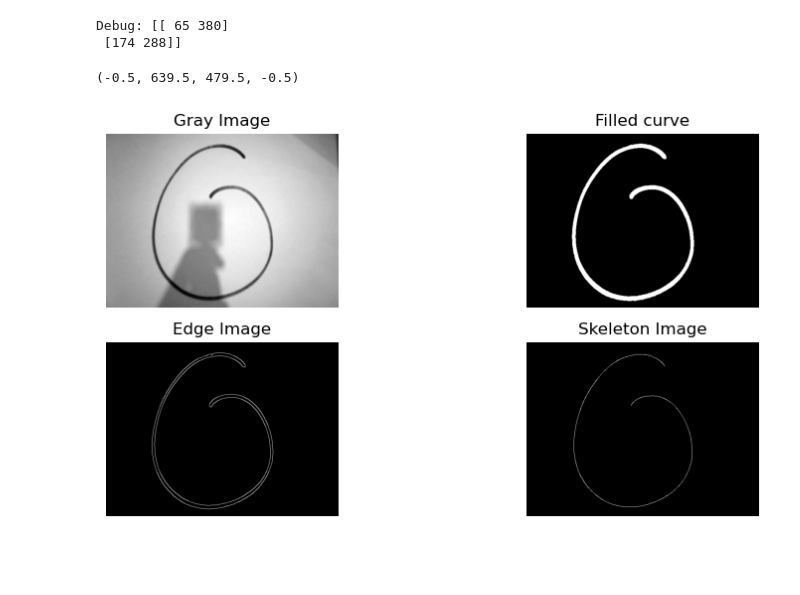
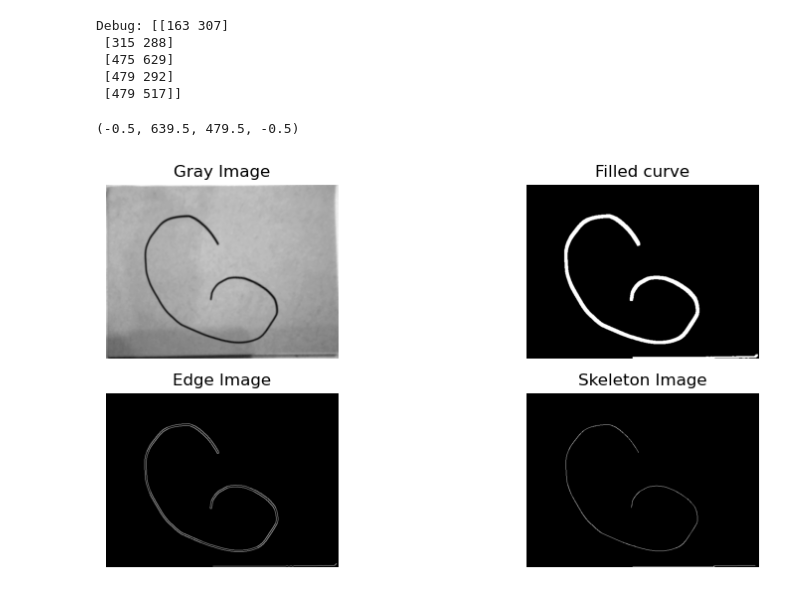
Before and after one commit to gogy717/Python-for-UESTC-ME-Major, a Jupyter notebook: 创新思维与实践/notebooks/line_segment.ipynb, the cells around one changed output. Cells and saved outputs as stored; diff of their text form; code cells hidden in the pictures; blank space fills up the shorter version.

```diff
--- a/创新思维与实践/notebooks/line_segment.ipynb
+++ b/创新思维与实践/notebooks/line_segment.ipynb
@@ -33,13 +33,13 @@ class image:
     def fill_closed_curves(self) -> np.ndarray:
         # 形态学膨胀操作来闭合曲线
         kernel = np.ones((3, 3), np.uint8)
-        dilated_edges = cv2.dilate(self.edges, kernel, iterations=1)
+        dilated_edges = cv2.dilate(self.edges, kernel, iterations=2)
 
         # 寻找轮廓并填充
         contours, _ = cv2.findContours(dilated_edges, cv2.RETR_EXTERNAL, cv2.CHAIN_APPROX_SIMPLE)
         filled_image = np.zeros_like(self.edges)
         cv2.drawContours(filled_image, contours, -1, 255, thickness=cv2.FILLED)
-
+        cv2.dilate(filled_image, kernel, iterations=3)
         return filled_image
 
     def get_skeleton(self) -> np.ndarray:
@@ -163,28 +163,31 @@ class image:
 
         return derivatives
 # %%
-line_img = image('../images/captures/frame0.png')
+line_img = image('../images/captures/mapped_paper.png')
 line_img.run()
 
 # 2*2的plot
 fig, axs = plt.subplots(2, 2, figsize=(10, 5))
 axs[0, 1].imshow(line_img.filled_curve, cmap='gray')
 axs[0, 1].set_title('Filled curve')
 axs[0, 1].axis('off')
 
 axs[0, 0].imshow(line_img.gray, cmap='gray')
 axs[0, 0].set_title('Gray Image')
 axs[0, 0].axis('off')
 
 axs[1, 0].imshow(line_img.edges, cmap='gray')
 axs[1, 0].set_title('Edge Image')
 axs[1, 0].axis('off')
 
 axs[1, 1].imshow(line_img.skeleton, cmap='gray')
 axs[1, 1].set_title('Skeleton Image')
 axs[1, 1].axis('off')
 # %% [output]
-Debug: [[ 65 380]
- [174 288]]
+Debug: [[163 307]
+ [315 288]
+ [475 629]
+ [479 292]
+ [479 517]]
 (-0.5, 639.5, 479.5, -0.5)
-[figure, old version]
+[figure, new version]
```
Also changed, not shown: 9 other files.
